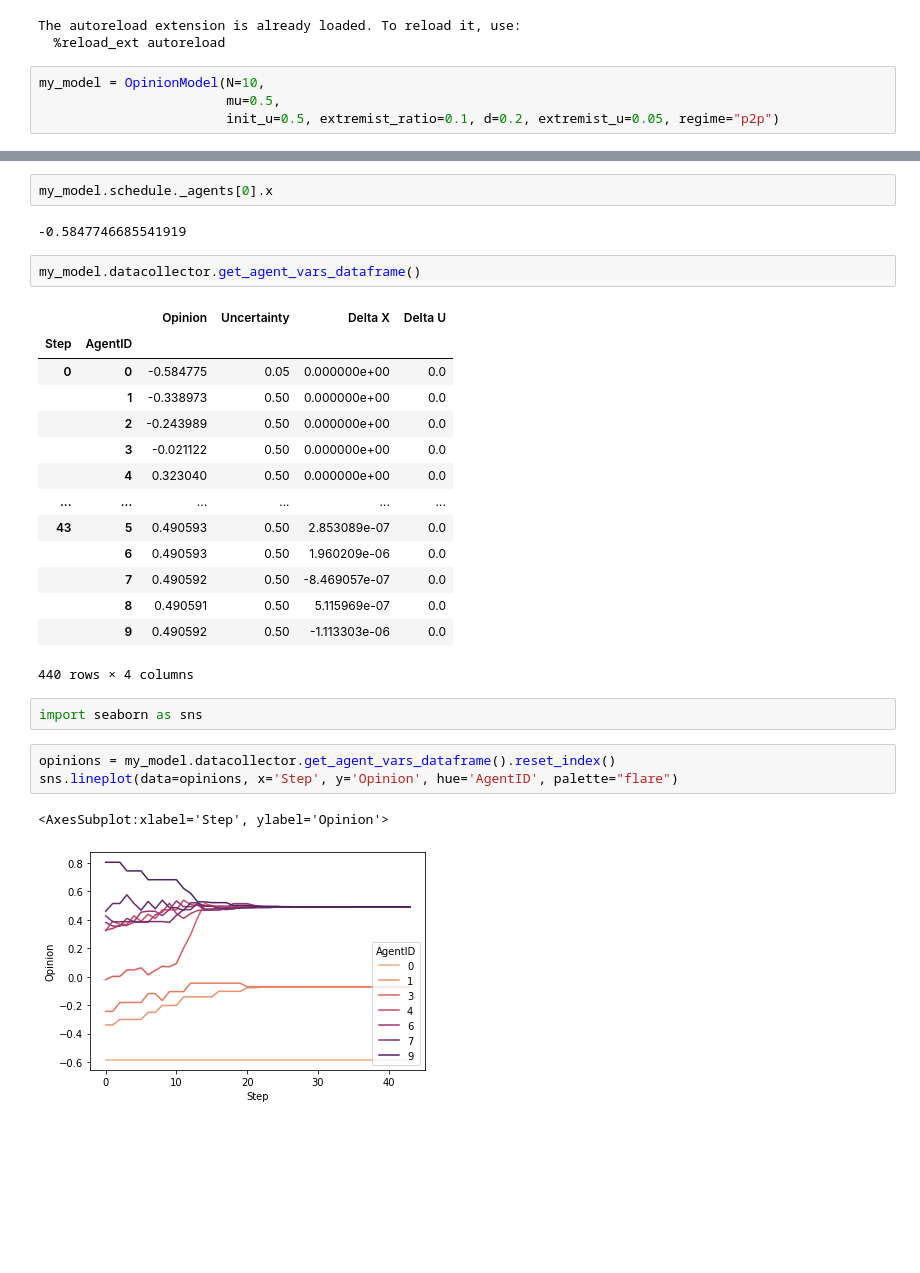
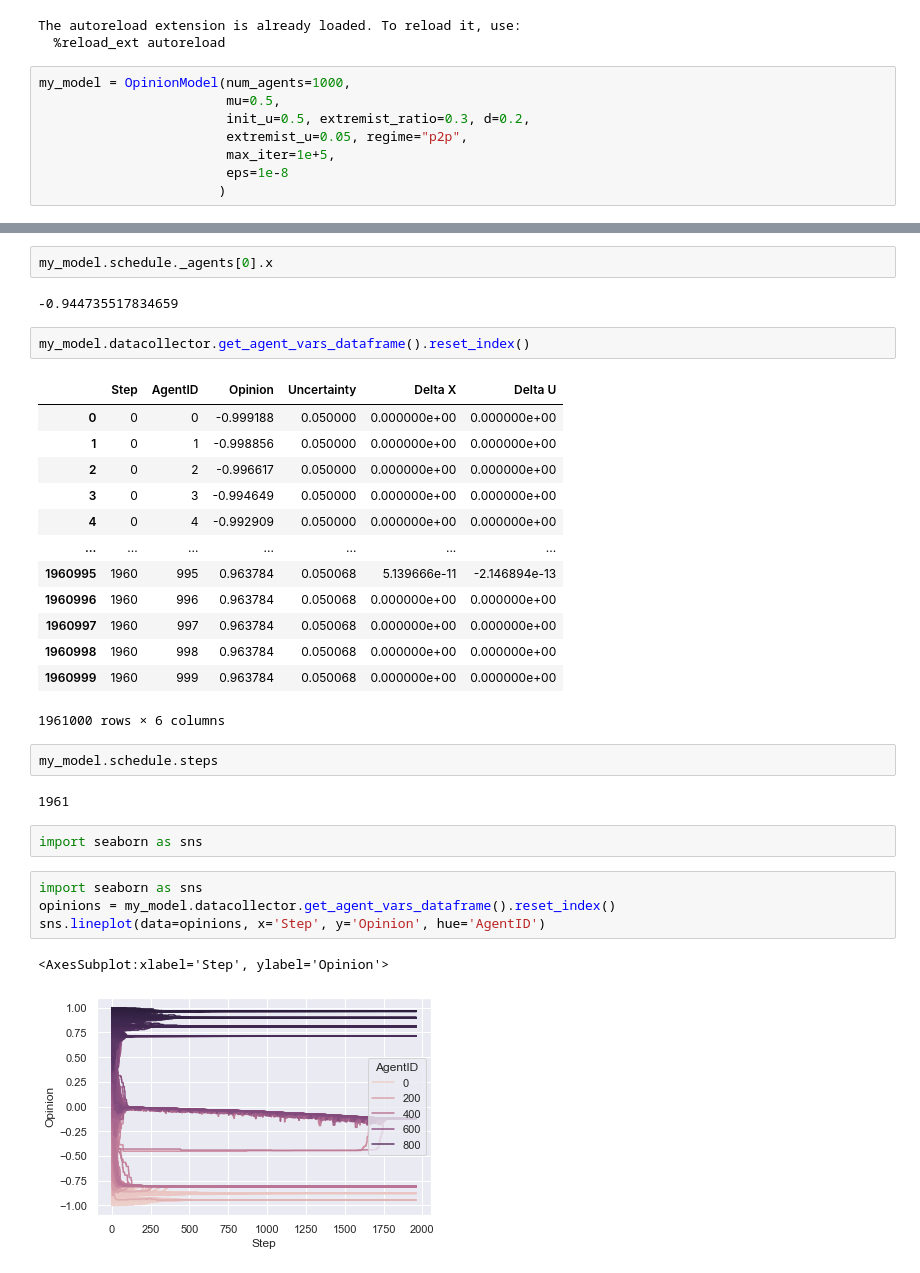
Before and after one commit to takkat14/OpinionDynamics, a Jupyter notebook: Deffuant model.ipynb, the cells around one changed output, grey strips where cells are left out. Drawn from its saved outputs; the diff is of its cells as text; blank space fills up the shorter version.

```diff
--- a/Deffuant model.ipynb
+++ b/Deffuant model.ipynb
@@ -7,9 +7,13 @@ from agent import OpinionAgent
 The autoreload extension is already loaded. To reload it, use:
   %reload_ext autoreload
 # %%
-my_model = OpinionModel(N=10,
+my_model = OpinionModel(num_agents=1000,
                         mu=0.5,
-                        init_u=0.5, extremist_ratio=0.1, d=0.2, extremist_u=0.05, regime="p2p")
+                        init_u=0.5, extremist_ratio=0.3, d=0.2,
+                        extremist_u=0.05, regime="p2p",
+                        max_iter=1e+5,
+                        eps=1e-8
+                       )
 # %%
 my_model.schedule._agents[0].x
 # %% [output]
@@ -19,29 +44,33 @@ my_model.run_model()
 # %%
 my_model.schedule._agents[0].x
 # %% [output]
--0.5847746685541919
+-0.944735517834659
 # %%
-my_model.datacollector.get_agent_vars_dataframe()
+my_model.datacollector.get_agent_vars_dataframe().reset_index()
 # %% [output]
-|  |  | Opinion | Uncertainty | Delta X | Delta U |
-| Step | AgentID |  |  |  |  |
-| 0 | 0 | -0.584775 | 0.05 | 0.000000e+00 | 0.0 |
-|  | 1 | -0.338973 | 0.50 | 0.000000e+00 | 0.0 |
-|  | 2 | -0.243989 | 0.50 | 0.000000e+00 | 0.0 |
-|  | 3 | -0.021122 | 0.50 | 0.000000e+00 | 0.0 |
-|  | 4 | 0.323040 | 0.50 | 0.000000e+00 | 0.0 |
-| ... | ... | ... | ... | ... | ... |
-| 43 | 5 | 0.490593 | 0.50 | 2.853089e-07 | 0.0 |
-|  | 6 | 0.490593 | 0.50 | 1.960209e-06 | 0.0 |
-|  | 7 | 0.490592 | 0.50 | -8.469057e-07 | 0.0 |
-|  | 8 | 0.490591 | 0.50 | 5.115969e-07 | 0.0 |
-|  | 9 | 0.490592 | 0.50 | -1.113303e-06 | 0.0 |
+|  | Step | AgentID | Opinion | Uncertainty | Delta X | Delta U |
+| 0 | 0 | 0 | -0.999188 | 0.050000 | 0.000000e+00 | 0.000000e+00 |
+| 1 | 0 | 1 | -0.998856 | 0.050000 | 0.000000e+00 | 0.000000e+00 |
+| 2 | 0 | 2 | -0.996617 | 0.050000 | 0.000000e+00 | 0.000000e+00 |
+| 3 | 0 | 3 | -0.994649 | 0.050000 | 0.000000e+00 | 0.000000e+00 |
+| 4 | 0 | 4 | -0.992909 | 0.050000 | 0.000000e+00 | 0.000000e+00 |
+| ... | ... | ... | ... | ... | ... | ... |
+| 1960995 | 1960 | 995 | 0.963784 | 0.050068 | 5.139666e-11 | -2.146894e-13 |
+| 1960996 | 1960 | 996 | 0.963784 | 0.050068 | 0.000000e+00 | 0.000000e+00 |
+| 1960997 | 1960 | 997 | 0.963784 | 0.050068 | 0.000000e+00 | 0.000000e+00 |
+| 1960998 | 1960 | 998 | 0.963784 | 0.050068 | 0.000000e+00 | 0.000000e+00 |
+| 1960999 | 1960 | 999 | 0.963784 | 0.050068 | 0.000000e+00 | 0.000000e+00 |
-440 rows × 4 columns
+1961000 rows × 6 columns
+# %%
+my_model.schedule.steps
+# %% [output]
+1961
 # %%
 import seaborn as sns
 # %%
+import seaborn as sns
 opinions = my_model.datacollector.get_agent_vars_dataframe().reset_index()
-sns.lineplot(data=opinions, x='Step', y='Opinion', hue='AgentID', palette="flare")
+sns.lineplot(data=opinions, x='Step', y='Opinion', hue='AgentID')
 # %% [output]
 <AxesSubplot:xlabel='Step', ylabel='Opinion'>
-[figure, old version]
+[figure, new version]
```
Also changed, not shown: parts of 7 cells of this notebook.
